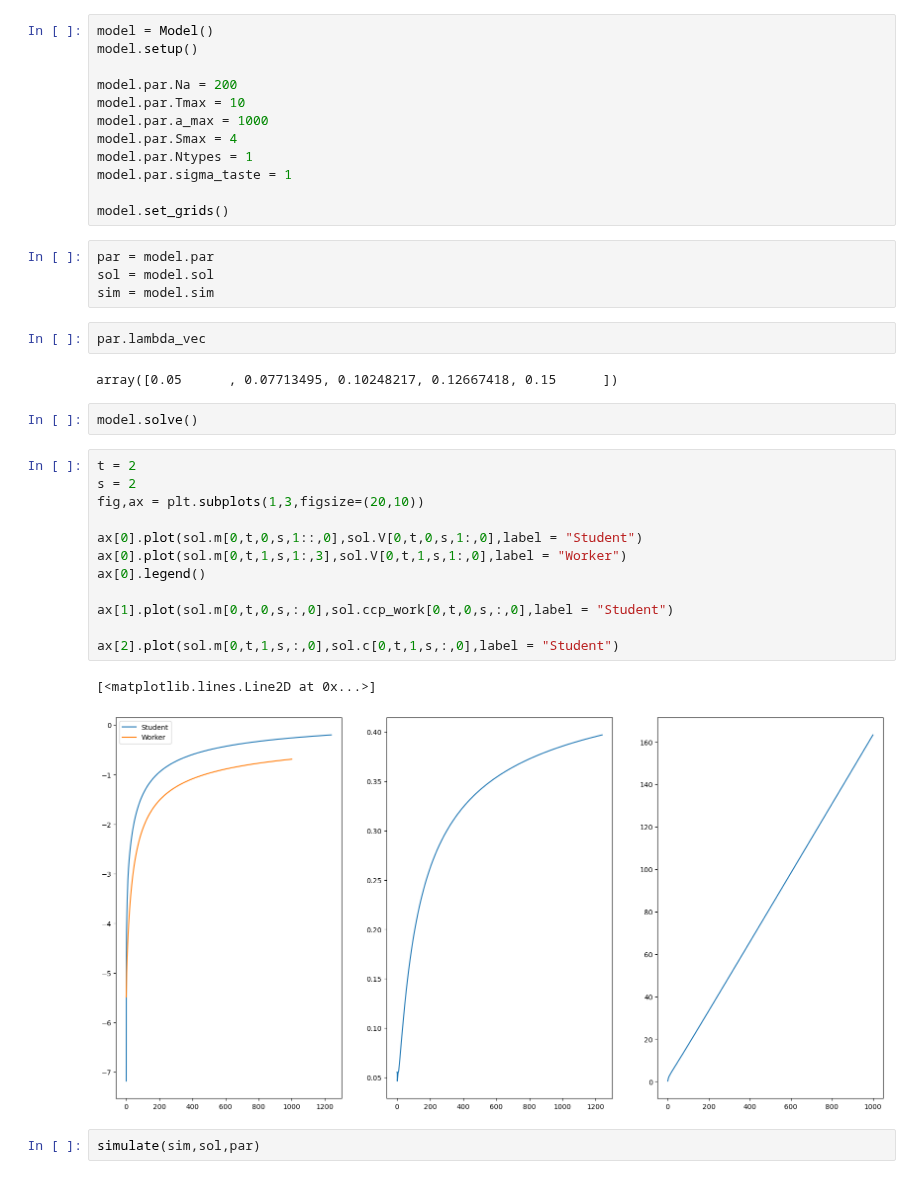
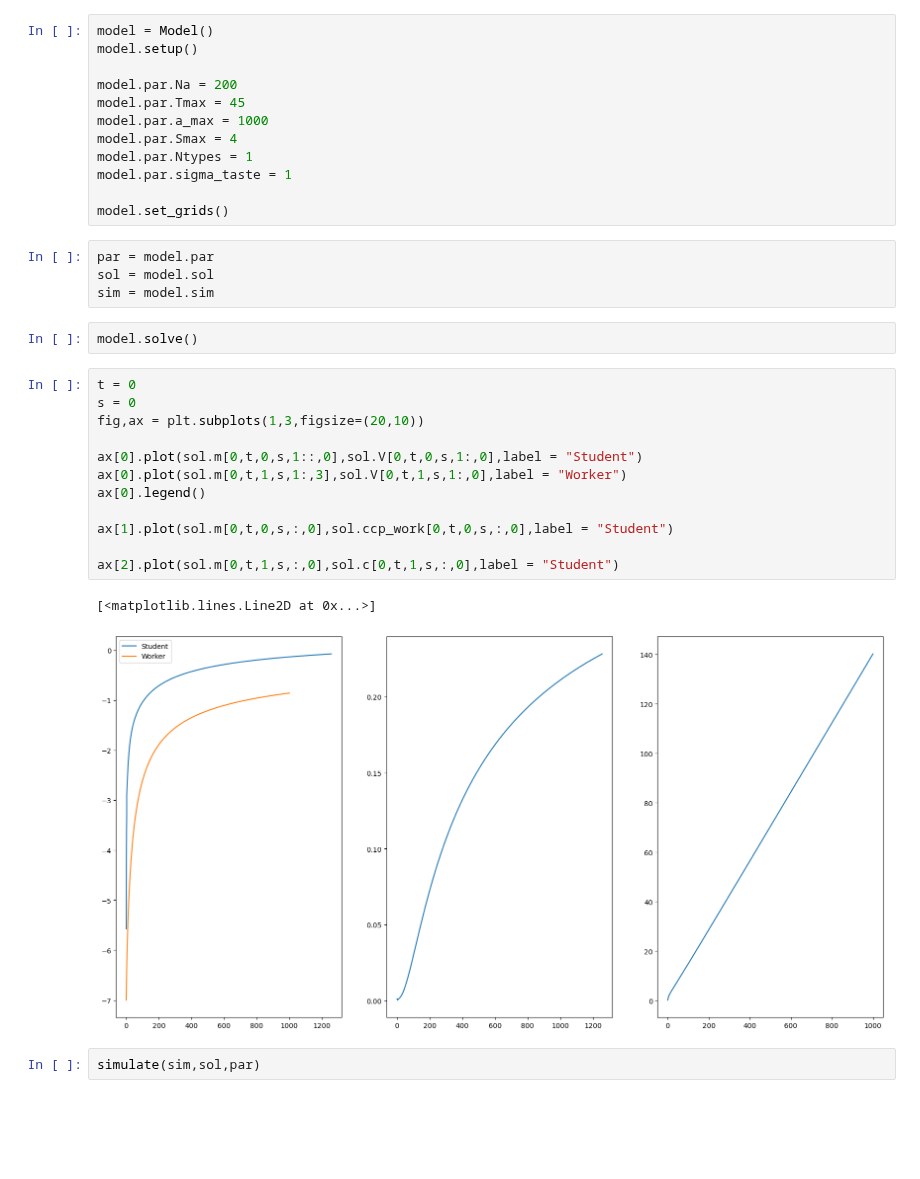
Before and after one commit to ansofol/DP_term_paper, a Jupyter notebook: Simulation - development/test_run.ipynb, the cells around one changed output. Cells and saved outputs as stored; diff of their text form; blank space fills up the shorter version.

```diff
--- a/Simulation - development/test_run.ipynb
+++ b/Simulation - development/test_run.ipynb
@@ -14,7 +14,7 @@ model = Model()
 model.setup()
 
 model.par.Na = 200
-model.par.Tmax = 10
+model.par.Tmax = 45
 model.par.a_max = 1000
 model.par.Smax = 4
 model.par.Ntypes = 1
@@ -25,26 +25,22 @@ model.set_grids()
 par = model.par
 sol = model.sol
 sim = model.sim
-# %%
-par.lambda_vec
-# %% [output]
-array([0.05      , 0.07713495, 0.10248217, 0.12667418, 0.15      ])
 # %%
 model.solve()
 # %%
-t = 2
-s = 2
+t = 0
+s = 0
 fig,ax = plt.subplots(1,3,figsize=(20,10))
 
 ax[0].plot(sol.m[0,t,0,s,1::,0],sol.V[0,t,0,s,1:,0],label = "Student")
 ax[0].plot(sol.m[0,t,1,s,1:,3],sol.V[0,t,1,s,1:,0],label = "Worker")
 ax[0].legend()
 
 ax[1].plot(sol.m[0,t,0,s,:,0],sol.ccp_work[0,t,0,s,:,0],label = "Student")
 
 ax[2].plot(sol.m[0,t,1,s,:,0],sol.c[0,t,1,s,:,0],label = "Student")
 # %% [output]
 [<matplotlib.lines.Line2D at 0x...>]
-[figure, old version]
+[figure, new version]
 # %%
 simulate(sim,sol,par)
```
Also changed, not shown: parts of 4 cells of this notebook, 4 other files.
